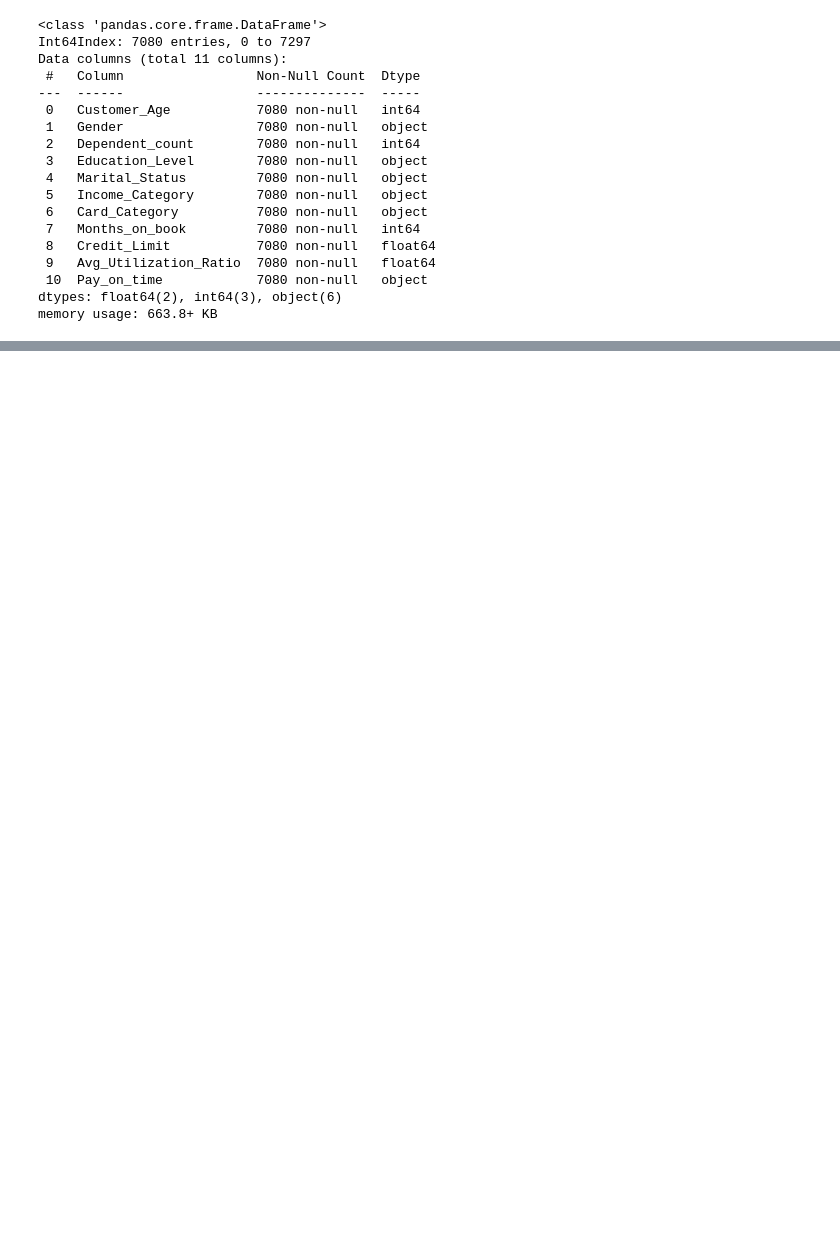
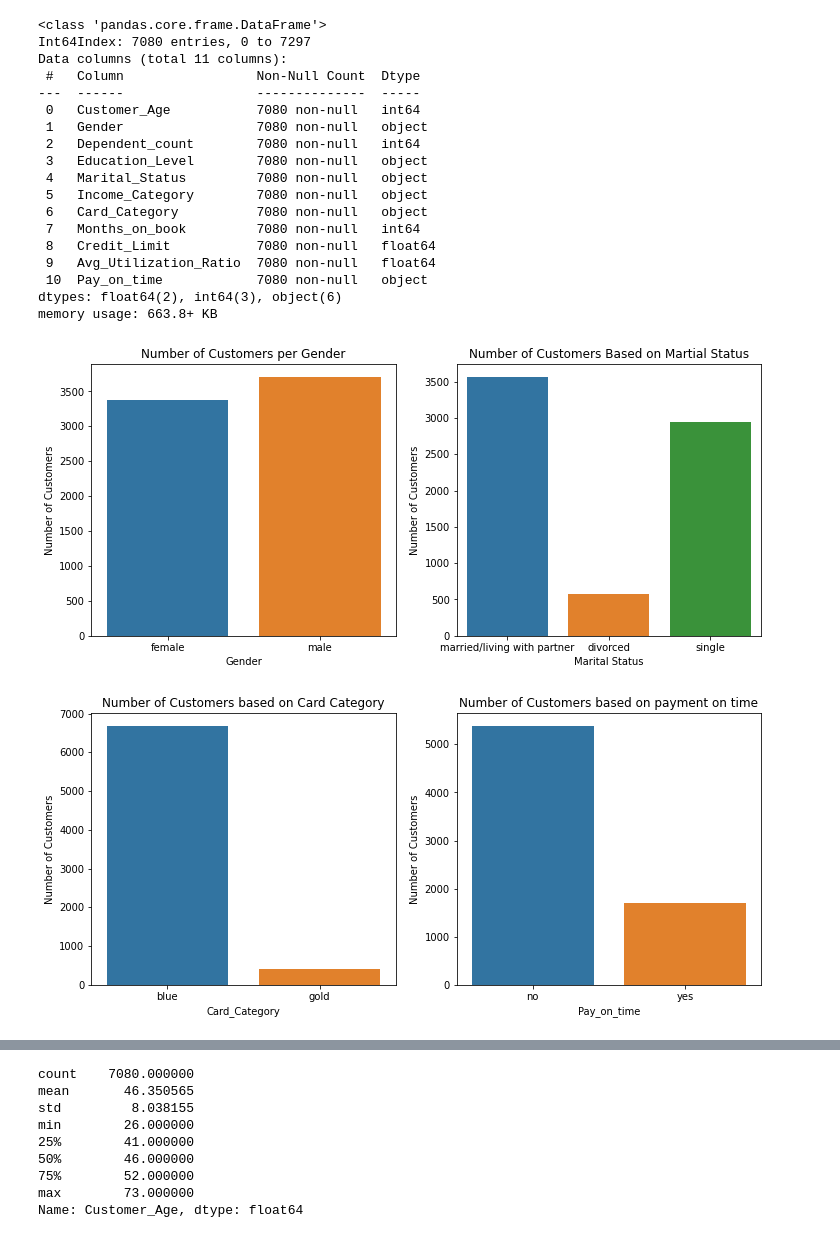
Before and after one commit to mitalipatle/Credit-card-limit-prediction-in-python, a Jupyter notebook: Credit_Limit_Prediction.ipynb, the cells around one changed output, grey strips where cells are left out. Drawn from its saved outputs; the diff is of its cells as text; code cells hidden in the pictures; blank space fills up the shorter version.

```diff
--- a/Credit_Limit_Prediction.ipynb
+++ b/Credit_Limit_Prediction.ipynb
@@ -131,7 +145,7 @@ plt.figure(figsize=(15,7))
 Income_data = Credit_Data2["Income_Category"].value_counts(normalize=True)
 Income_lables=["<30k","31-50k","71-110k","51-70k","111k+"]
 plt.pie(Income_data,labels=Income_lables,autopct='%.0f%%',colors=sns.color_palette("Set2"))
-plt.title("Number of Customer based on Income Category")
+plt.title("Percentage of Customer based on Income Category")
 plt.show()
 #A large group of people lies in the Income category who earn  less than 30k
 
@@ -151,37 +165,39 @@ Credit_Data2["Credit_Limit"].describe()
 plt.figure(figsize=(12,5))
 sns.histplot(data=Credit_Data2,x="Credit_Limit",bins=20,kde=True).set(title="Distribution of Credit Limit",ylabel="Number of Customers")
 plt.show()
-# positively skewed (Heteroscedasticity present)
+# positively skewed
 
 # Investigating more about the customers with credit limit more than 30,000(due to hike in no. of customers)
 
 Credit_Limit_more_than_30k=Credit_Data2[Credit_Data2['Credit_Limit'] > 30000]
 Credit_Data2['Card_Category'].value_counts()
 print(Credit_Limit_more_than_30k["Income_Category"].value_counts())
 print(Credit_Limit_more_than_30k["Gender"].value_counts())
 print(Credit_Limit_more_than_30k["Card_Category"].value_counts())
 print(Credit_Limit_more_than_30k["Marital_Status"].value_counts())
 print(Credit_Limit_more_than_30k["Pay_on_time"].value_counts())
 
 # from the values above it can be observed that the spike in no. of customers for higher credit_Limit
 #is found to be mostly for people with higher income category, males, a significantly large number of gold card holder
 #out of total gold card holders
 # %% [output]
 <class 'pandas.core.frame.DataFrame'>
 Int64Index: 7080 entries, 0 to 7297
 Data columns (total 11 columns):
  #   Column                 Non-Null Count  Dtype
 ---  ------                 --------------  -----
  0   Customer_Age           7080 non-null   int64
  1   Gender                 7080 non-null   object
  2   Dependent_count        7080 non-null   int64
  3   Education_Level        7080 non-null   object
  4   Marital_Status         7080 non-null   object
  5   Income_Category        7080 non-null   object
  6   Card_Category          7080 non-null   object
  7   Months_on_book         7080 non-null   int64
  8   Credit_Limit           7080 non-null   float64
  9   Avg_Utilization_Ratio  7080 non-null   float64
  10  Pay_on_time            7080 non-null   object
 dtypes: float64(2), int64(3), object(6)
 memory usage: 663.8+ KB
+[figure, added]
+[figure, added]
@@ -187,0 +205,9 @@ memory usage: 663.8+ KB
+count    7080.000000
+mean       46.350565
+std         8.038155
+min        26.000000
+25%        41.000000
+50%        46.000000
+75%        52.000000
+max        73.000000
+Name: Customer_Age, dtype: float64
```
Also changed, not shown: parts of 5 cells of this notebook.
